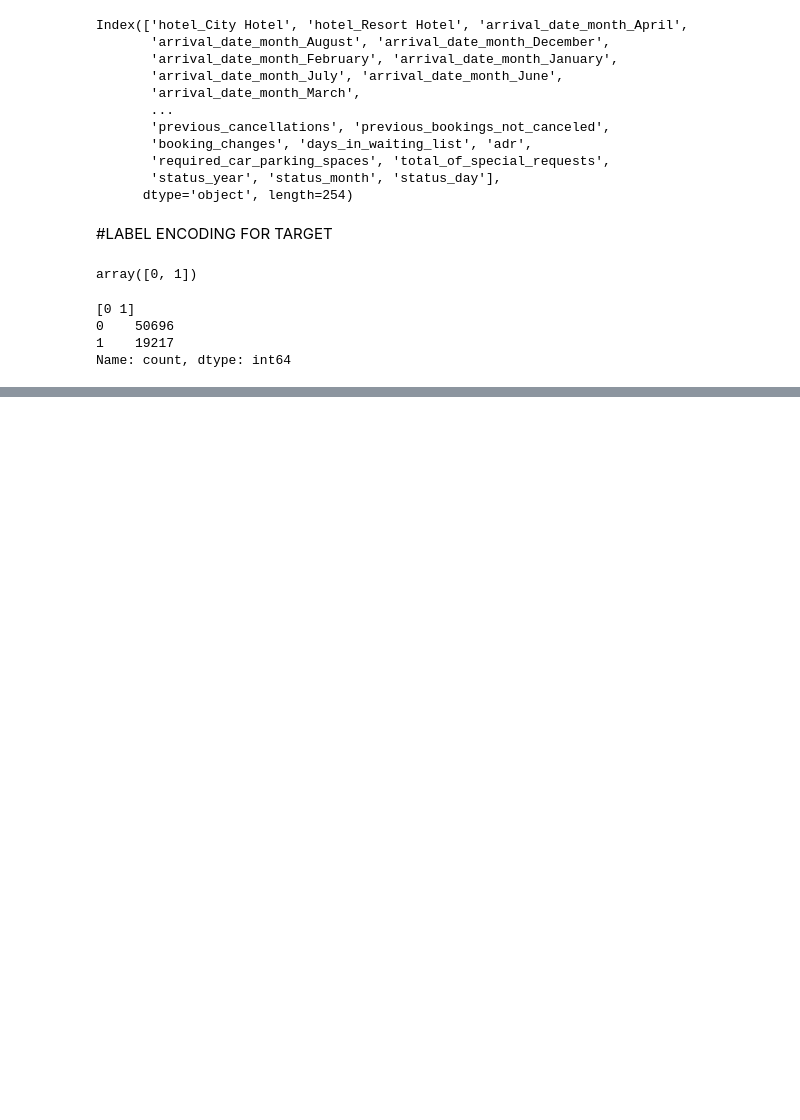
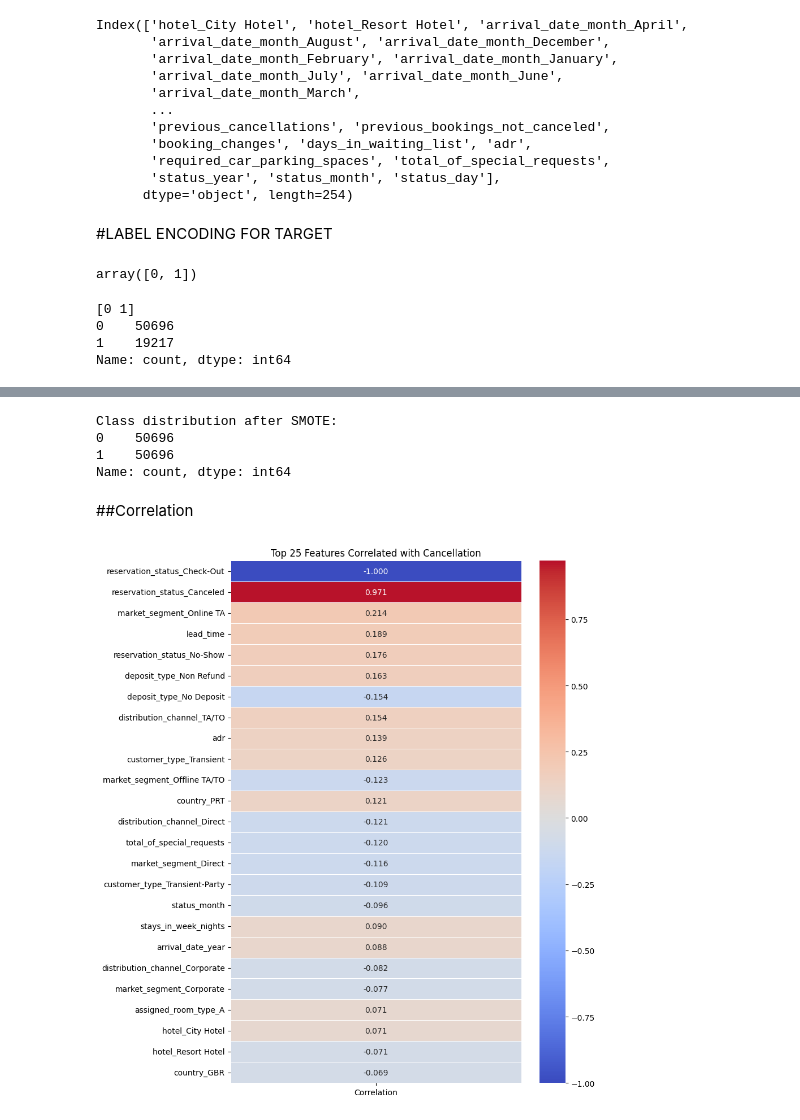
Before and after one commit to Arya-rb/hotel-bookings-eda-and-preprocessing, a Jupyter notebook: Hotel_booking_section1.ipynb, the cells around one changed output, grey strips where cells are left out. Drawn from its saved outputs; the diff is of its cells as text; code cells hidden in the pictures; blank space fills up the shorter version.

Commit message:
Class Imbalance handled and Feature Correlation Matrix

```diff
--- a/Hotel_booking_section1.ipynb
+++ b/Hotel_booking_section1.ipynb
@@ -707,0 +737,66 @@ Name: count, dtype: int64
+# %%
+print("Class distribution after SMOTE:")
+print(pd.Series(y_train_balanced).value_counts())
+# %% [output]
+Class distribution after SMOTE:
+0    50696
+1    50696
+Name: count, dtype: int64
+# %% [markdown]
+##Correlation
+# %%
+
+# Step 1: Clean infinite values
+X_corr = X_train_final.replace(
+    [np.inf, -np.inf], np.nan
+)
+
+# Step 2: Remove constant features
+X_corr = X_corr.loc[
+    :, X_corr.nunique(dropna=True) > 1
+]
+
+# Step 3: Align target with feature index
+y_corr = pd.Series(
+    y_train_enc,
+    index=X_train_final.index
+)
+
+# Step 4: Calculate correlation
+corr_all = X_corr.corrwith(y_corr).to_frame(
+    name='Correlation'
+)
+
+corr_all['Absolute Correlation'] = (
+    corr_all['Correlation'].abs()
+)
+
+# Step 5: Sort correlations
+corr_all_sorted = (
+    corr_all.dropna()
+    .sort_values(
+        by='Absolute Correlation',
+        ascending=False
+    )
+)
+
+# Step 6: Select top 25 features
+top_25 = corr_all_sorted.head(25)
+
+# Step 7: Plot heatmap
+plt.figure(figsize=(9, 10))
+
+sns.heatmap(
+    top_25[['Correlation']],
+    annot=True,
+    cmap='coolwarm',
+    fmt='.3f',
+    linewidths=0.5,
+    center=0
+)
+
+plt.title('Top 25 Features Correlated with Cancellation')
+plt.tight_layout()
+plt.show()
+# %% [output]
+[figure, added]
```
Also changed, not shown: parts of 13 cells of this notebook.
